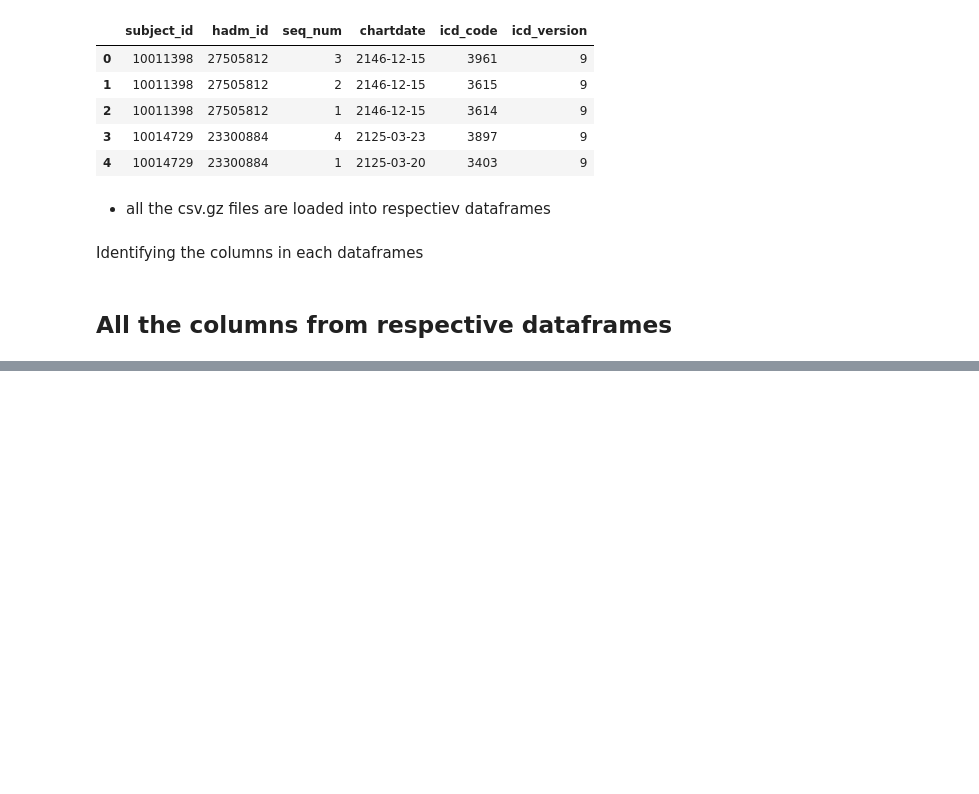
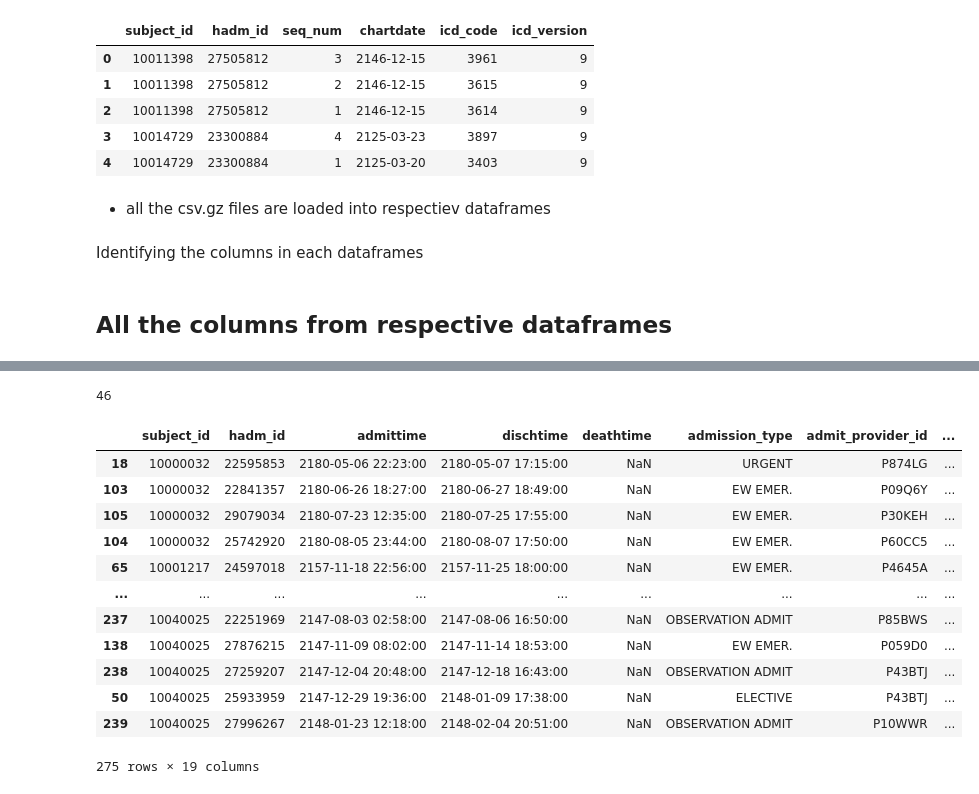
Before and after one commit to Sathvik-Chowdary-Veerapaneni/AI-health-report-generator, a Jupyter notebook: EDA_and_DataModfication.ipynb, the cells around one changed output, grey strips where cells are left out. Saved outputs shown, nothing was run; the diff lists cells and outputs as text; code cells hidden in the pictures; blank space fills up the shorter version.

```diff
--- a/EDA_and_DataModfication.ipynb
+++ b/EDA_and_DataModfication.ipynb
@@ -116,0 +188,2 @@ Index(['subject_id', 'hadm_id', 'seq_num', 'chartdate', 'icd_code',
+# %%
+admissions_df['LOS'] = (admissions_df['dischtime'] - admissions_df['admittime']).dt.days
@@ -116,0 +240,21 @@ Index(['subject_id', 'hadm_id', 'seq_num', 'chartdate', 'icd_code',
+# %%
+admissions_df['readmission_30'] = admissions_df['time_between_admissions'] <= 30
+print(admissions_df['readmission_30'].sum())
+# %% [output]
+46
+# %%
+admissions_df
+# %% [output]
+|  | subject_id | hadm_id | admittime | dischtime | deathtime | admission_type | admit_provider_id | ... |
+| 18 | 10000032 | 22595853 | 2180-05-06 22:23:00 | 2180-05-07 17:15:00 | NaN | URGENT | P874LG | ... |
+| 103 | 10000032 | 22841357 | 2180-06-26 18:27:00 | 2180-06-27 18:49:00 | NaN | EW EMER. | P09Q6Y | ... |
+| 105 | 10000032 | 29079034 | 2180-07-23 12:35:00 | 2180-07-25 17:55:00 | NaN | EW EMER. | P30KEH | ... |
+| 104 | 10000032 | 25742920 | 2180-08-05 23:44:00 | 2180-08-07 17:50:00 | NaN | EW EMER. | P60CC5 | ... |
+| 65 | 10001217 | 24597018 | 2157-11-18 22:56:00 | 2157-11-25 18:00:00 | NaN | EW EMER. | P4645A | ... |
+| ... | ... | ... | ... | ... | ... | ... | ... | ... |
+| 237 | 10040025 | 22251969 | 2147-08-03 02:58:00 | 2147-08-06 16:50:00 | NaN | OBSERVATION ADMIT | P85BWS | ... |
+| 138 | 10040025 | 27876215 | 2147-11-09 08:02:00 | 2147-11-14 18:53:00 | NaN | EW EMER. | P059D0 | ... |
+| 238 | 10040025 | 27259207 | 2147-12-04 20:48:00 | 2147-12-18 16:43:00 | NaN | OBSERVATION ADMIT | P43BTJ | ... |
+| 50 | 10040025 | 25933959 | 2147-12-29 19:36:00 | 2148-01-09 17:38:00 | NaN | ELECTIVE | P43BTJ | ... |
+| 239 | 10040025 | 27996267 | 2148-01-23 12:18:00 | 2148-02-04 20:51:00 | NaN | OBSERVATION ADMIT | P10WWR | ... |
+275 rows × 19 columns
```
Also changed, not shown: parts of 30 cells of this notebook.
